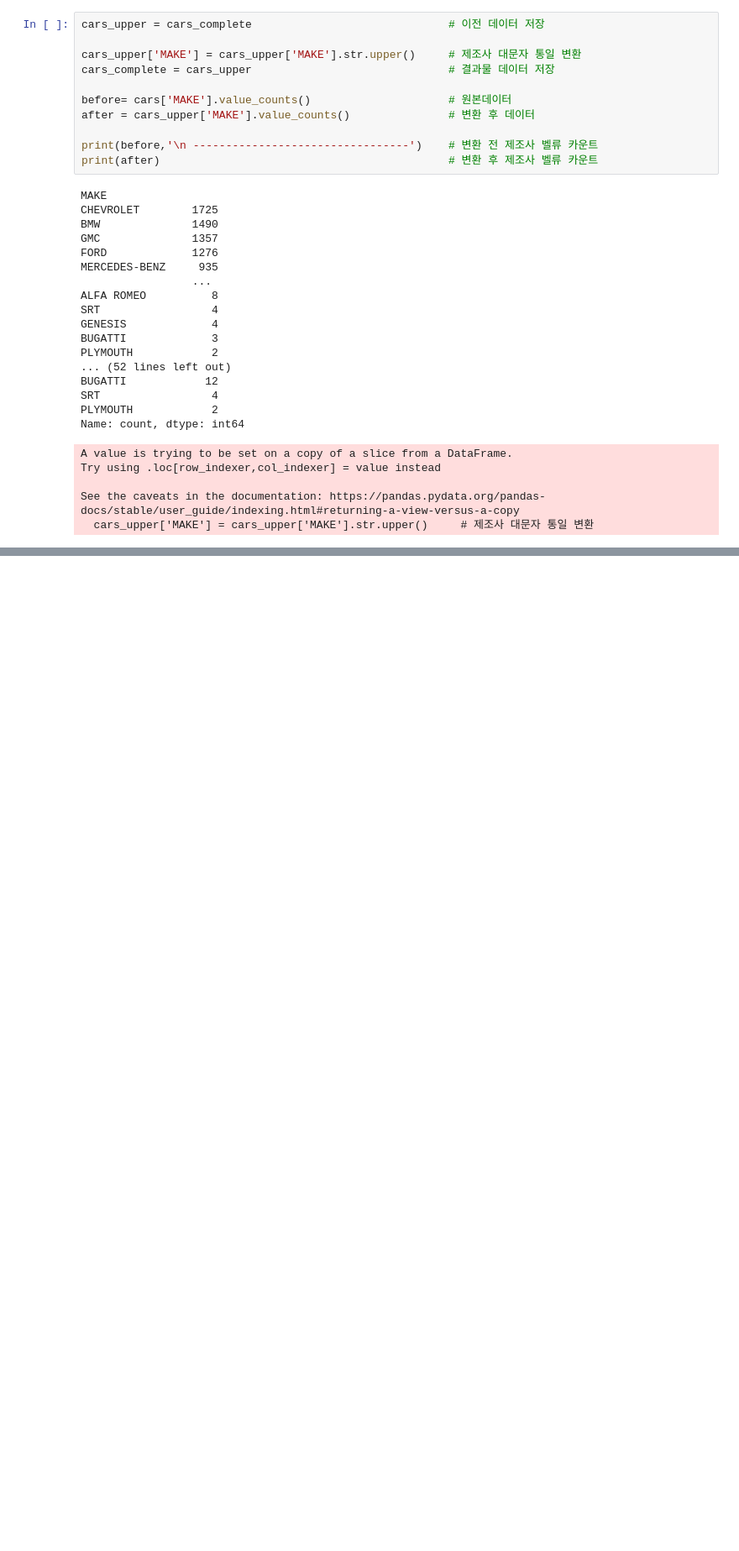
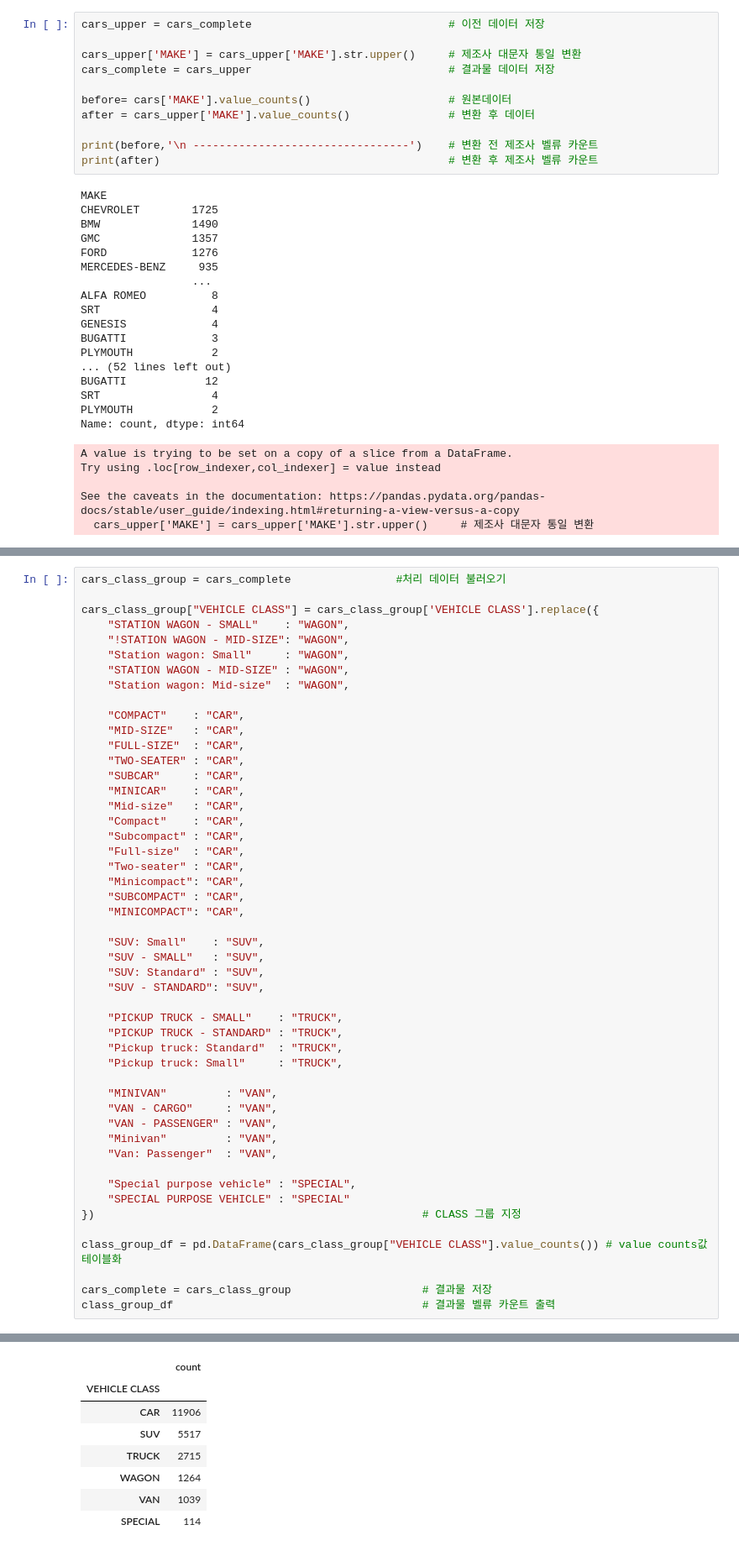
Before and after one commit to Magpie-Jo/Sparta, a Jupyter notebook: Project_11/노주현/Cars.ipynb, the cells around one changed output, grey strips where cells are left out. Shown at 84% size. Drawn from its saved outputs; the diff is of its cells as text; blank space fills up the shorter version.

```diff
--- a/Project_11/노주현/Cars.ipynb
+++ b/Project_11/노주현/Cars.ipynb
@@ -205,3 +189,53 @@ See the caveats in the documentation: https://pandas.pydata.org/pandas-docs/stab
 | 2 | 2000 | ACURA | 3.2TL | MID-SIZE | 3.2 | 6 | AS5 | Z | 8.20 | ... |
 | 3 | 2000 | ACURA | 3.5RL | MID-SIZE | 3.5 | 6 | A4 | Z | 7.46 | ... |
 | 4 | 2000 | ACURA | INTEGRA | SUBCOMPACT | 1.8 | 4 | A4 | X | 10.00 | ... |
+# %%
+cars_class_group = cars_complete                #처리 데이터 불러오기
+
+cars_class_group["VEHICLE CLASS"] = cars_class_group['VEHICLE CLASS'].replace({
+    "STATION WAGON - SMALL"    : "WAGON",
+    "!STATION WAGON - MID-SIZE": "WAGON",
+    "Station wagon: Small"     : "WAGON",
+    "STATION WAGON - MID-SIZE" : "WAGON",
+    "Station wagon: Mid-size"  : "WAGON",
+
+    "COMPACT"    : "CAR",
+    "MID-SIZE"   : "CAR",
+    "FULL-SIZE"  : "CAR",
+    "TWO-SEATER" : "CAR",
+    "SUBCAR"     : "CAR",
+    "MINICAR"    : "CAR",
+    "Mid-size"   : "CAR",
+    "Compact"    : "CAR",
+    "Subcompact" : "CAR",
+    "Full-size"  : "CAR",
+    "Two-seater" : "CAR",
+    "Minicompact": "CAR",
+    "SUBCOMPACT" : "CAR",
+    "MINICOMPACT": "CAR",
+
+    "SUV: Small"    : "SUV",
+    "SUV - SMALL"   : "SUV",
+    "SUV: Standard" : "SUV",
+    "SUV - STANDARD": "SUV",
+
+    "PICKUP TRUCK - SMALL"    : "TRUCK",
+    "PICKUP TRUCK - STANDARD" : "TRUCK",
+    "Pickup truck: Standard"  : "TRUCK",
+    "Pickup truck: Small"     : "TRUCK",
+
+    "MINIVAN"         : "VAN",
+    "VAN - CARGO"     : "VAN",
+    "VAN - PASSENGER" : "VAN",
+    "Minivan"         : "VAN",
+    "Van: Passenger"  : "VAN",
+
+    "Special purpose vehicle" : "SPECIAL",
+    "SPECIAL PURPOSE VEHICLE" : "SPECIAL"
+})                                                  # CLASS 그룹 지정
+
+class_group_df = pd.DataFrame(cars_class_group["VEHICLE CLASS"].value_counts()) # value counts값 테이블화
+
+cars_complete = cars_class_group                    # 결과물 저장
+class_group_df                                      # 결과물 벨류 카운트 출력
+# %% [output]
@@ -207,0 +247,8 @@ See the caveats in the documentation: https://pandas.pydata.org/pandas-docs/stab
+|  | count |
+| VEHICLE CLASS |  |
+| CAR | 11906 |
+| SUV | 5517 |
+| TRUCK | 2715 |
+| WAGON | 1264 |
+| VAN | 1039 |
+| SPECIAL | 114 |
```
Also changed, not shown: parts of 3 cells of this notebook.
